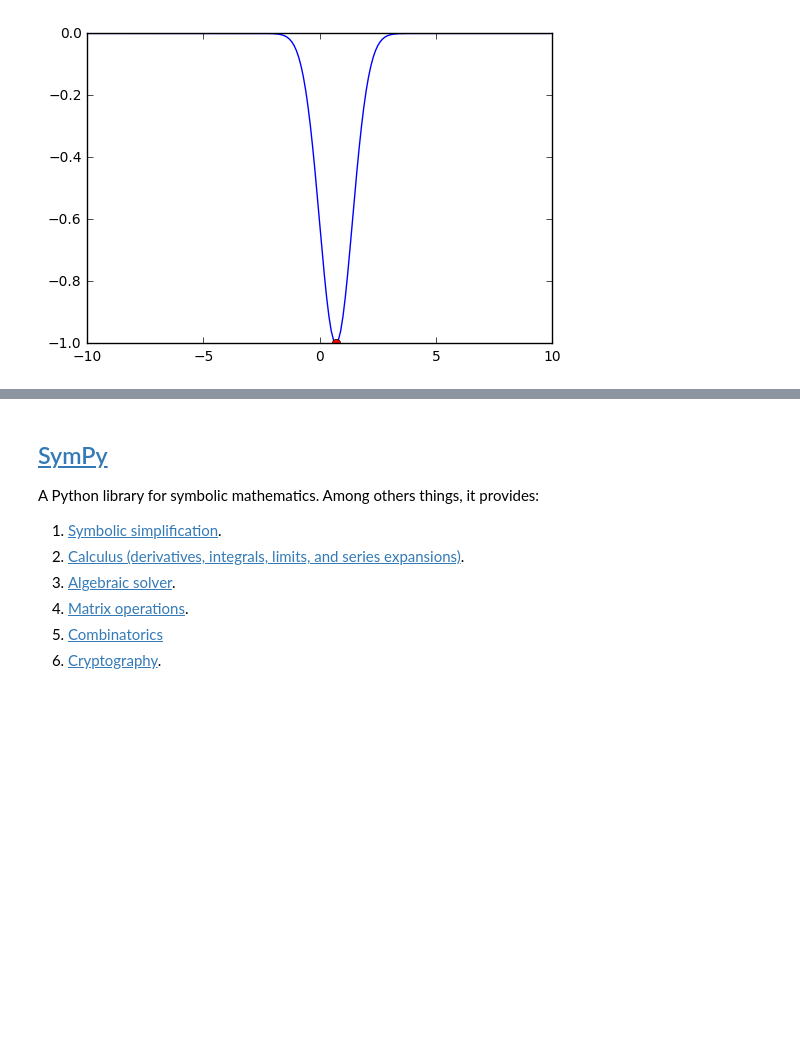
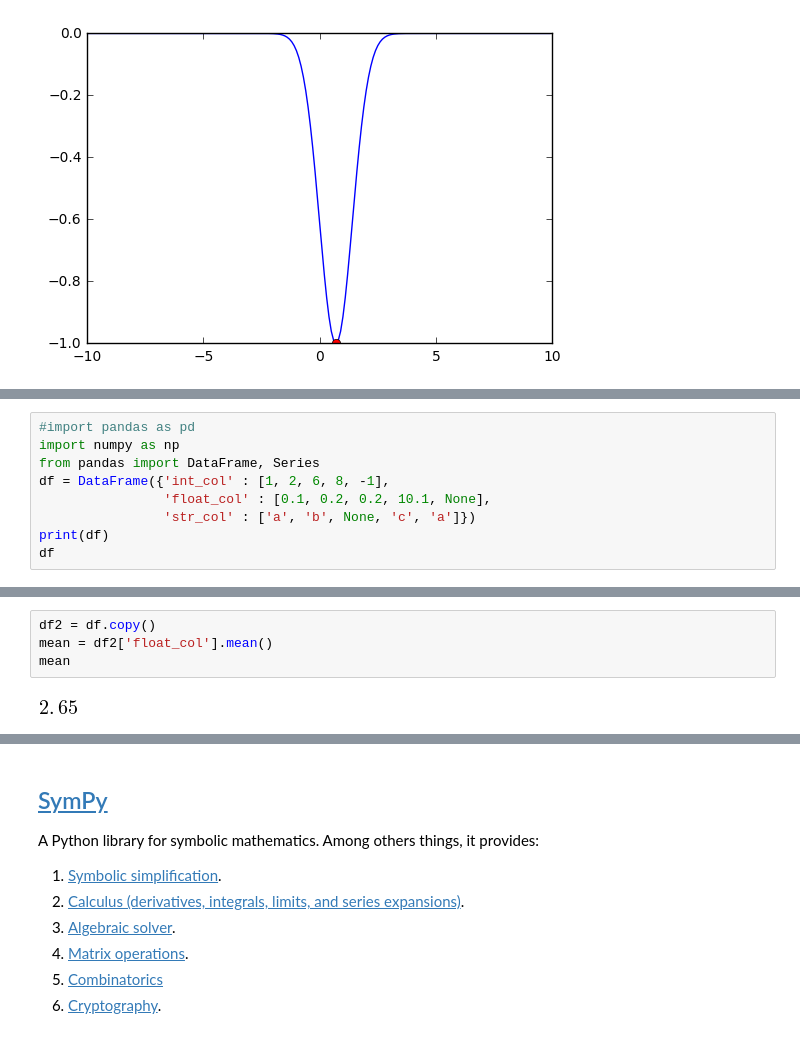
Before and after one commit to vicente-gonzalez-ruiz/YAPT, a Jupyter notebook: scientific_computation.ipynb, the cells around one changed output, grey strips where cells are left out. Cells and saved outputs as stored; diff of their text form; blank space fills up the shorter version.

```diff
--- a/scientific_computation.ipynb
+++ b/scientific_computation.ipynb
@@ -486,0 +491,9 @@ High-performance data structures and data analysis tools for the Python programm
+# %%
+#import pandas as pd
+import numpy as np
+from pandas import DataFrame, Series
+df = DataFrame({'int_col' : [1, 2, 6, 8, -1],
+                'float_col' : [0.1, 0.2, 0.2, 10.1, None],
+                'str_col' : ['a', 'b', None, 'c', 'a']})
+print(df)
+df
@@ -486,0 +513,6 @@ High-performance data structures and data analysis tools for the Python programm
+# %%
+df2 = df.copy()
+mean = df2['float_col'].mean()
+mean
+# %% [output]
+[figure, added]
```
Also changed, not shown: parts of 10 cells of this notebook.
